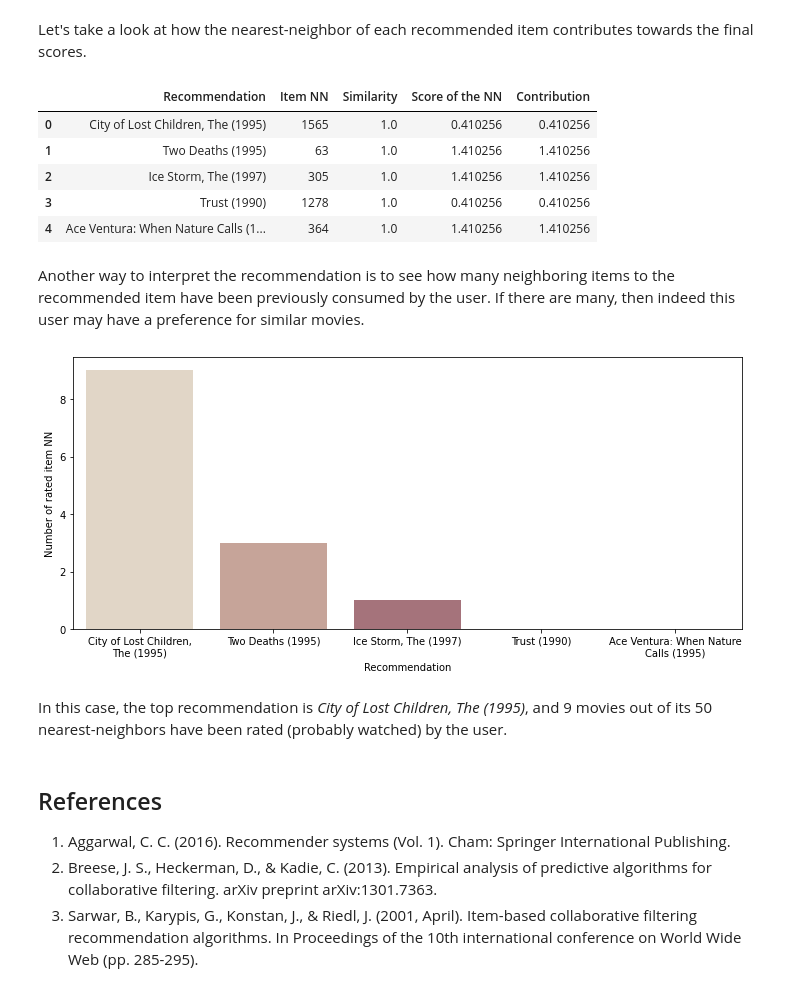
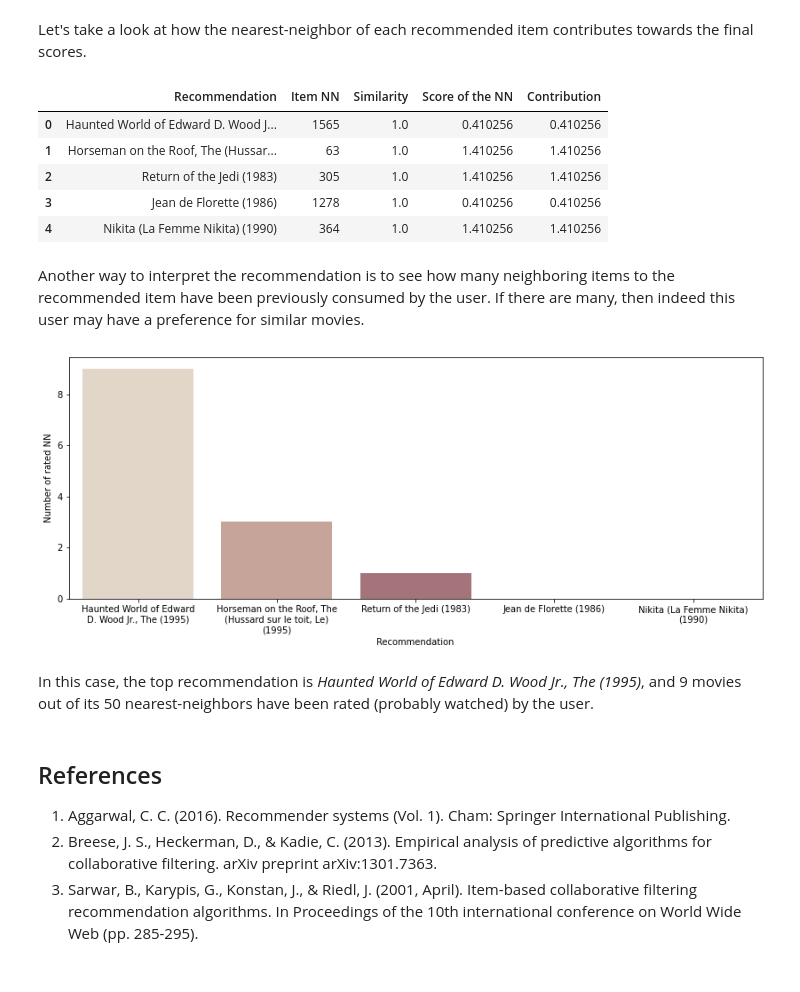
Before and after one commit to PreferredAI/tutorials, a Jupyter notebook: recommender-systems/02_neighborhood.ipynb, the cells around one changed output. Cells and saved outputs as stored; diff of their text form; code cells hidden in the pictures.

Commit message:
Fix user and item idx2id mapping (#4)

```diff
--- a/recommender-systems/02_neighborhood.ipynb
+++ b/recommender-systems/02_neighborhood.ipynb
@@ -338,9 +338,9 @@ For UserKNN methods, we use the *Pearson* variant as our recommender system.  Fi
 # %%
 rating_mat = uknn_pearson.train_set.matrix
 user_id2idx = uknn_pearson.train_set.uid_map
-user_idx2id = list(uknn_pearson.train_set.user_indices)
+user_idx2id = list(uknn_pearson.train_set.user_ids)
 item_id2idx = uknn_pearson.train_set.iid_map
-item_idx2id = list(uknn_pearson.train_set.item_indices)
+item_idx2id = list(uknn_pearson.train_set.item_ids)
 
 TOPK = 5
 UID = 1
@@ -353,7 +353,7 @@ print(user_df.loc[UID])
 rating_arr = rating_mat[UIDX].A.ravel()
 top_rated_items = np.argsort(rating_arr)[-TOPK:]
 print(f"\nTOP {TOPK} RATED ITEMS BY USER {UID}:")
-item_df.loc[[item_idx2id[i] for i in top_rated_items]]
+item_df.loc[[int(item_idx2id[i]) for i in top_rated_items]]
 # %% [output]
 UserID = 1
 -------------------------
@@ -402,7 +402,7 @@ for rec in recommendations[:TOPK]:
   nearest_neighbor = rated_users[np.argsort(sim_arr[rated_users])[-1:]].item()
   sim = sim_arr[nearest_neighbor]
   score = uknn_pearson.iu_mat[rec, nearest_neighbor]
-  df["Recommendation"].append(item_df.loc[[item_idx2id[rec]]]["Title"].values[0])
+  df["Recommendation"].append(item_df.loc[[int(item_idx2id[rec])]]["Title"].values[0])
   df["User NN"].append(nearest_neighbor)
   df["Similarity"].append(sim)
   df["Score by the NN"].append(score)
@@ -424,9 +424,9 @@ For ItemKNN methods, we take the *AdjustedCosine* variant as our recommender sys
 # %%
 rating_mat = iknn_adjusted.train_set.matrix
 user_id2idx = iknn_adjusted.train_set.uid_map
-user_idx2id = list(iknn_adjusted.train_set.user_indices)
+user_idx2id = list(iknn_adjusted.train_set.user_ids)
 item_id2idx = iknn_adjusted.train_set.iid_map
-item_idx2id = list(iknn_adjusted.train_set.item_indices)
+item_idx2id = list(iknn_adjusted.train_set.item_ids)
 
 TOPK = 5
 UID = 1
@@ -440,7 +440,7 @@ rating_arr = rating_mat[UIDX].A.ravel()
 top_rated_items = np.argsort(rating_arr)[-TOPK:]
 print(f"\nTOP {TOPK} RATED ITEMS BY USER {UID}:")
 print("Ratings:", rating_arr[top_rated_items])
-item_df.loc[[item_idx2id[i] for i in top_rated_items]]
+item_df.loc[[int(item_idx2id[i]) for i in top_rated_items]]
 # %% [output]
 UserID = 1
 -------------------------
@@ -487,7 +487,7 @@ for rec in recommendations[:TOPK]:
   nearest_neighbor = rated_items[np.argsort(sim_arr[rated_items])[-1]]
   sim = sim_arr[nearest_neighbor]
   score = score_arr[nearest_neighbor]
-  df["Recommendation"].append(item_df.loc[[item_idx2id[rec]]]["Title"].values[0])
+  df["Recommendation"].append(item_df.loc[[int(item_idx2id[rec])]]["Title"].values[0])
   df["Item NN"].append(nearest_neighbor)
   df["Similarity"].append(sim)
   df["Score of the NN"].append(score)
@@ -496,28 +496,28 @@ rec_df = pd.DataFrame.from_dict(df)
 rec_df
 # %% [output]
 |  | Recommendation | Item NN | Similarity | Score of the NN | Contribution |
-| 0 | City of Lost Children, The (1995) | 1565 | 1.0 | 0.410256 | 0.410256 |
-| 1 | Two Deaths (1995) | 63 | 1.0 | 1.410256 | 1.410256 |
-| 2 | Ice Storm, The (1997) | 305 | 1.0 | 1.410256 | 1.410256 |
-| 3 | Trust (1990) | 1278 | 1.0 | 0.410256 | 0.410256 |
-| 4 | Ace Ventura: When Nature Calls (1... | 364 | 1.0 | 1.410256 | 1.410256 |
+| 0 | Haunted World of Edward D. Wood J... | 1565 | 1.0 | 0.410256 | 0.410256 |
+| 1 | Horseman on the Roof, The (Hussar... | 63 | 1.0 | 1.410256 | 1.410256 |
+| 2 | Return of the Jedi (1983) | 305 | 1.0 | 1.410256 | 1.410256 |
+| 3 | Jean de Florette (1986) | 1278 | 1.0 | 0.410256 | 0.410256 |
+| 4 | Nikita (La Femme Nikita) (1990) | 364 | 1.0 | 1.410256 | 1.410256 |
 # %% [markdown]
 Another way to interpret the recommendation is to see how many neighboring items to the recommended item have been previously consumed by the user.  If there are many, then indeed this user may have a preference for similar movies.
 # %%
 rated_items = np.nonzero(rating_mat[UIDX])[1]
 n_nearest_neighbors = []
 for rec in recommendations[:TOPK]:
   nearest_neighbors = np.argsort(iknn_adjusted.sim_mat[rec].A.ravel())[-K:]
   n_nearest_neighbors.append(len(np.intersect1d(nearest_neighbors, rated_items)))
-rec_df["Number of rated item NN"] = n_nearest_neighbors
+rec_df["Number of rated NN"] = n_nearest_neighbors
 
-fig, ax = plt.subplots(figsize=(12, 5))
-sns.barplot(x="Recommendation", y="Number of rated item NN", data=rec_df, palette="ch:.25", ax=ax);
+fig, ax = plt.subplots(figsize=(14, 5))
+sns.barplot(x="Recommendation", y="Number of rated NN", data=rec_df, palette="ch:.25", ax=ax);
 ax.set_xticklabels(textwrap.fill(x.get_text(), 25) for x in ax.get_xticklabels());
 # %% [output]
-[figure, old version]
+[figure, new version]
 # %% [markdown]
-In this case, the top recommendation is *City of Lost Children, The (1995)*, and 9 movies out of its 50 nearest-neighbors have been rated (probably watched) by the user.
+In this case, the top recommendation is *Haunted World of Edward D. Wood Jr., The (1995)*, and 9 movies out of its 50 nearest-neighbors have been rated (probably watched) by the user.
 # %% [markdown]
 ## References
 
```
Also changed, not shown: parts of 13 cells of this notebook.
